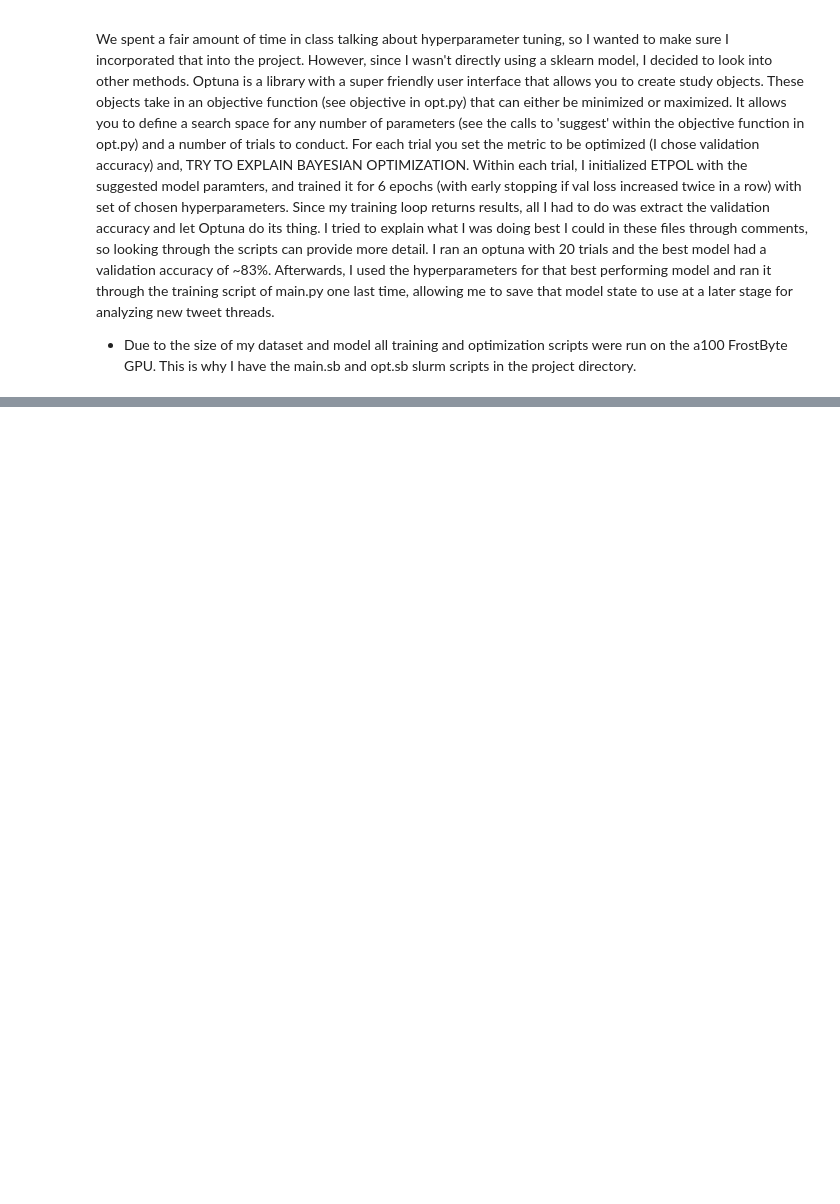
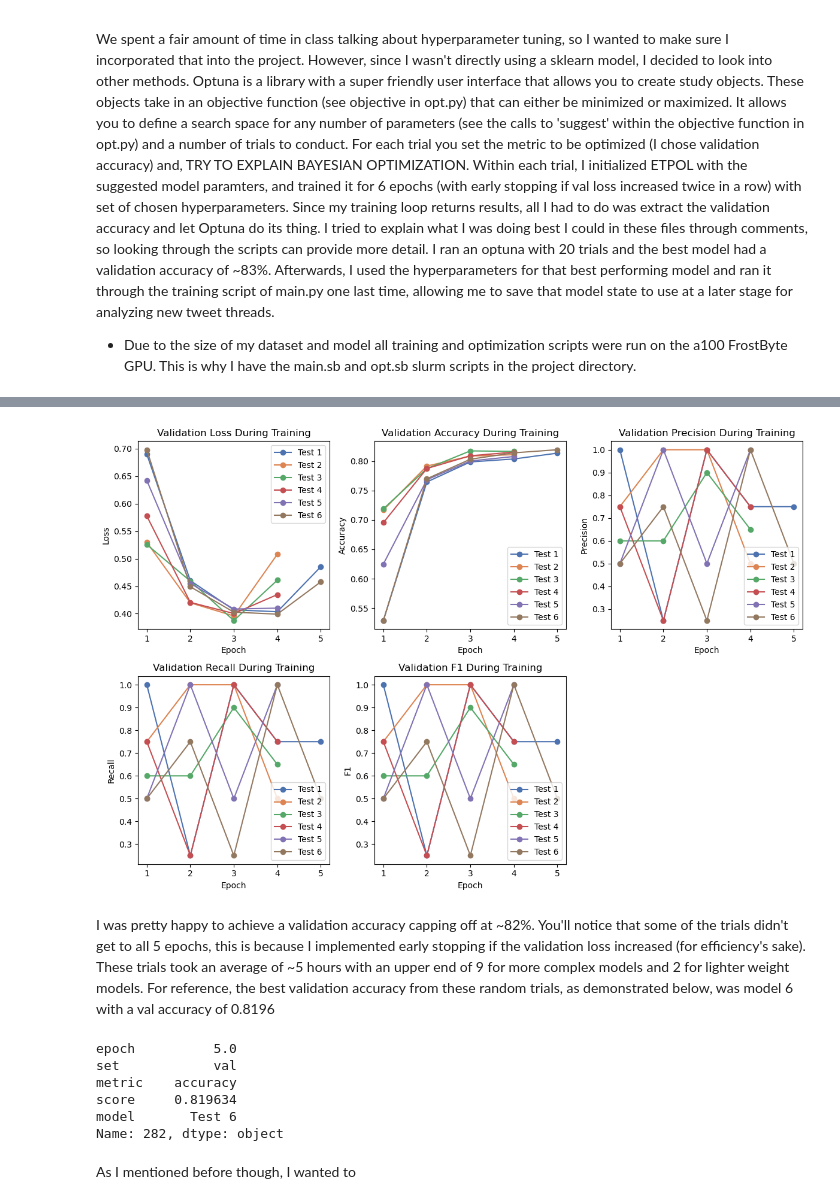
Before and after one commit to FynnHR28/ETPOL, a Jupyter notebook: Writeup.ipynb, the cells around one changed output, grey strips where cells are left out. Cells and saved outputs as stored; diff of their text form; code cells hidden in the pictures; blank space fills up the shorter version.

```diff
--- a/Writeup.ipynb
+++ b/Writeup.ipynb
@@ -95,7 +96,8 @@ model = ETPOL(
     num_heads=8,
     num_hidden_layers=2,
     d_hidden=2048,
-    num_encoders=8
+    num_encoders=8,
+    pdrop=0.5
 )
 
 tokenizer = PreTrainedTokenizerFast.from_pretrained(Path('wp_tokenizer'), model_max_length=context_length)
@@ -127,0 +153,57 @@ We spent a fair amount of time in class talking about hyperparameter tuning, so
+# %%
+import matplotlib.pyplot as plt
+import seaborn as sns
+import pandas as pd
+
+df = pd.read_csv('./results/all_train_results.csv')
+
+metrics = df['metric'].unique()
+models = df['model'].unique()
+pal = sns.color_palette('deep', len(models))
+
+model_color_dict = {}
+for mod, color in zip(models, pal):
+    model_color_dict[mod] = color
+
+# Filter to validation data
+df = df[df['set'] == 'val']
+metrics = df['metric'].unique()
+
+# Create subplots
+fig, axs = plt.subplots(nrows=2, ncols=3, figsize=(12, 8))
+axs = axs.flatten()  # flatten to 1D array of Axes
+
+for i, met in enumerate(metrics):
+    if i >= len(axs):
+        break
+    ax = axs[i]
+
+    for model in models:
+        subset = df[(df['metric'] == met) & (df['model'] == model)]
+        ax.plot(subset['epoch'], subset['score'], marker='o', linestyle='-',
+                c=model_color_dict[model], label=model)
+
+    ax.set_title(f'Validation {met.capitalize()} During Training')
+    ax.set_xlabel('Epoch')
+    ax.set_ylabel(met.capitalize())
+    ax.legend()
+axs[5].set_visible(False)
+
+plt.tight_layout()
+plt.show()
+# %% [output]
+[figure, added]
+# %% [markdown]
+I was pretty happy to achieve a validation accuracy capping off at ~82%. You'll notice that some of the trials didn't get to all 5 epochs, this is because I implemented early stopping if the validation loss increased (for efficiency's sake). These trials took an average of ~5 hours with an upper end of 9 for more complex models and 2 for lighter weight models. For reference, the best validation accuracy from these random trials, as demonstrated below, was model 6 with a val accuracy of 0.8196
+# %%
+df = df[(df['set'] == 'val') & (df['metric'] == 'accuracy')]
+df.loc[df['score'].idxmax()]
+# %% [output]
+epoch          5.0
+set            val
+metric    accuracy
+score     0.819634
+model       Test 6
+Name: 282, dtype: object
+# %% [markdown]
+As I mentioned before though, I wanted to
```
Also changed, not shown: parts of 5 cells of this notebook, 9 other files.
